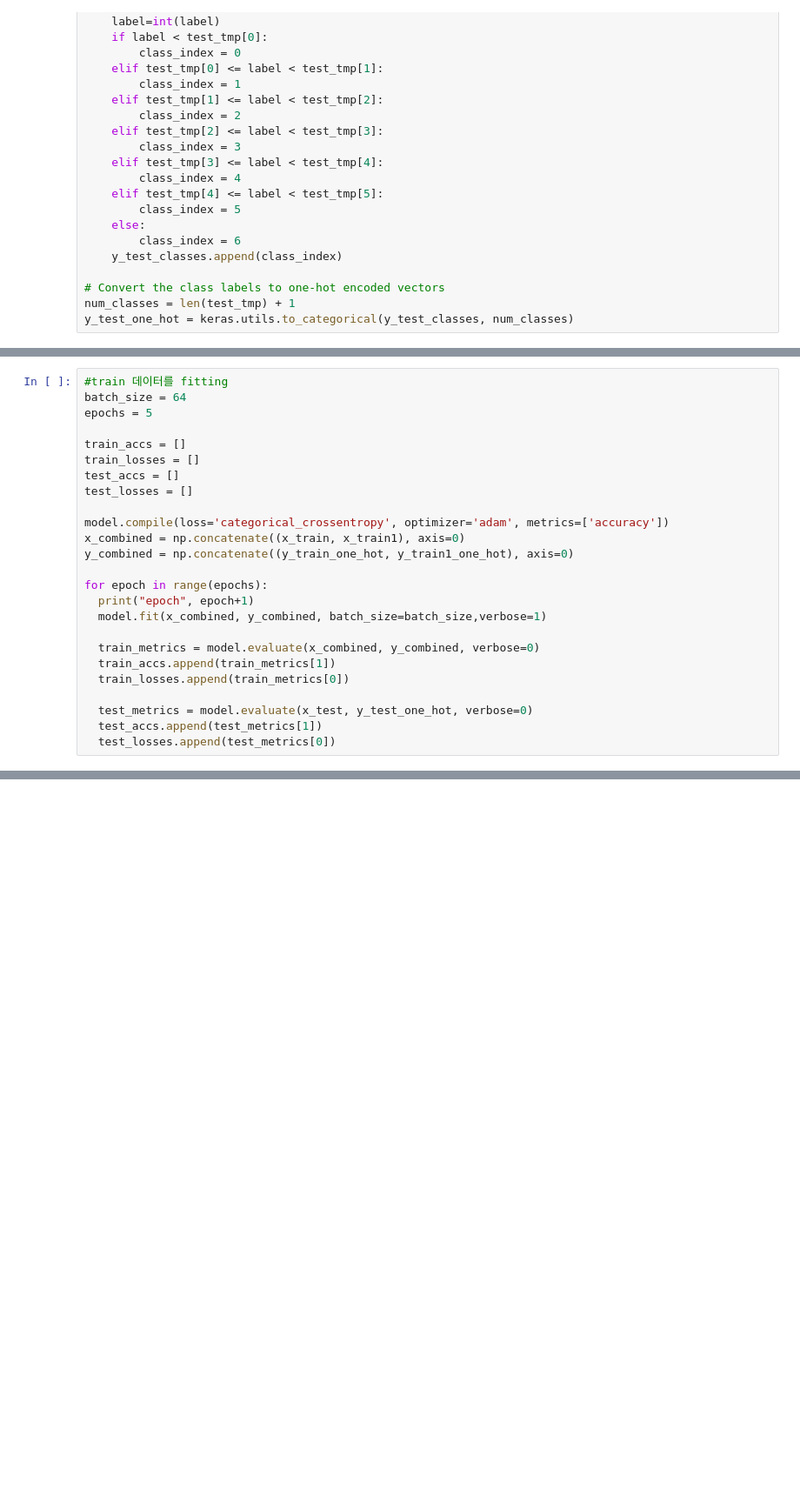
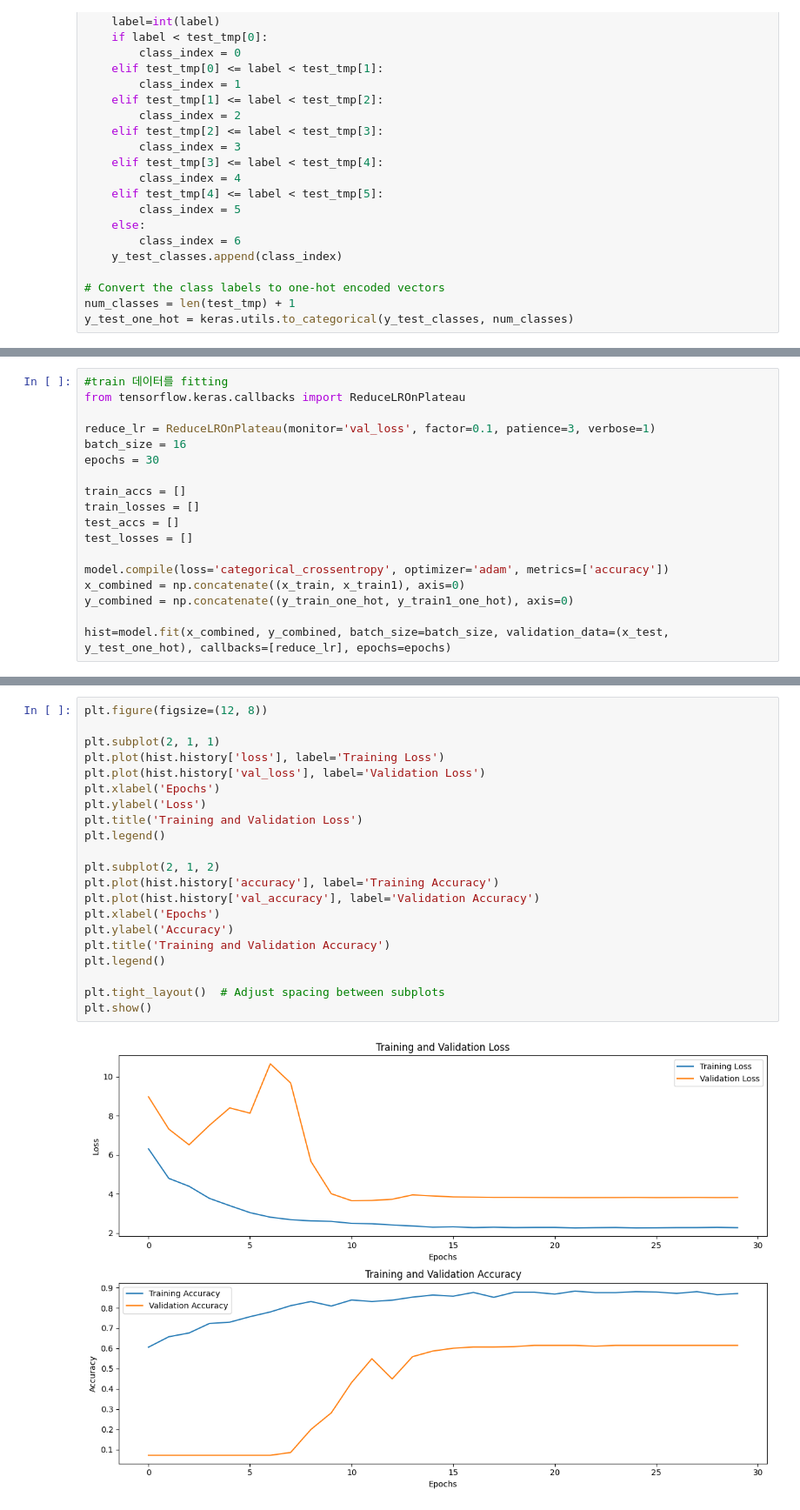
Before and after one commit to Youngkwan-Cho/AI_Team_Project, a Jupyter notebook: Team_Project_AI.ipynb, the cells around one changed output, grey strips where cells are left out. Shown at 87% size. Cells and saved outputs as stored; diff of their text form; blank space fills up the shorter version.

```diff
--- a/Team_Project_AI.ipynb
+++ b/Team_Project_AI.ipynb
@@ -285,8 +308,11 @@ model.add(Dropout(0.5))
 model.add(Dense(num_classes, activation='softmax'))
 # %%
 #train 데이터를 fitting
-batch_size = 64
-epochs = 5
+from tensorflow.keras.callbacks import ReduceLROnPlateau
+
+reduce_lr = ReduceLROnPlateau(monitor='val_loss', factor=0.1, patience=3, verbose=1)
+batch_size = 16
+epochs = 30
 
 train_accs = []
 train_losses = []
@@ -297,14 +323,4 @@ model.compile(loss='categorical_crossentropy', optimizer='adam', metrics=['accur
 x_combined = np.concatenate((x_train, x_train1), axis=0)
 y_combined = np.concatenate((y_train_one_hot, y_train1_one_hot), axis=0)
 
-for epoch in range(epochs):
-  print("epoch", epoch+1)
-  model.fit(x_combined, y_combined, batch_size=batch_size,verbose=1)
-
-  train_metrics = model.evaluate(x_combined, y_combined, verbose=0)
-  train_accs.append(train_metrics[1])
-  train_losses.append(train_metrics[0])
-
-  test_metrics = model.evaluate(x_test, y_test_one_hot, verbose=0)
-  test_accs.append(test_metrics[1])
-  test_losses.append(test_metrics[0])
+hist=model.fit(x_combined, y_combined, batch_size=batch_size, validation_data=(x_test, y_test_one_hot), callbacks=[reduce_lr], epochs=epochs)
@@ -364,0 +404,23 @@ plt.show()
+# %%
+plt.figure(figsize=(12, 8))
+
+plt.subplot(2, 1, 1)
+plt.plot(hist.history['loss'], label='Training Loss')
+plt.plot(hist.history['val_loss'], label='Validation Loss')
+plt.xlabel('Epochs')
+plt.ylabel('Loss')
+plt.title('Training and Validation Loss')
+plt.legend()
+
+plt.subplot(2, 1, 2)
+plt.plot(hist.history['accuracy'], label='Training Accuracy')
+plt.plot(hist.history['val_accuracy'], label='Validation Accuracy')
+plt.xlabel('Epochs')
+plt.ylabel('Accuracy')
+plt.title('Training and Validation Accuracy')
+plt.legend()
+
+plt.tight_layout()  # Adjust spacing between subplots
+plt.show()
+# %% [output]
+[figure, added]
```
Also changed, not shown: parts of 7 cells of this notebook.
